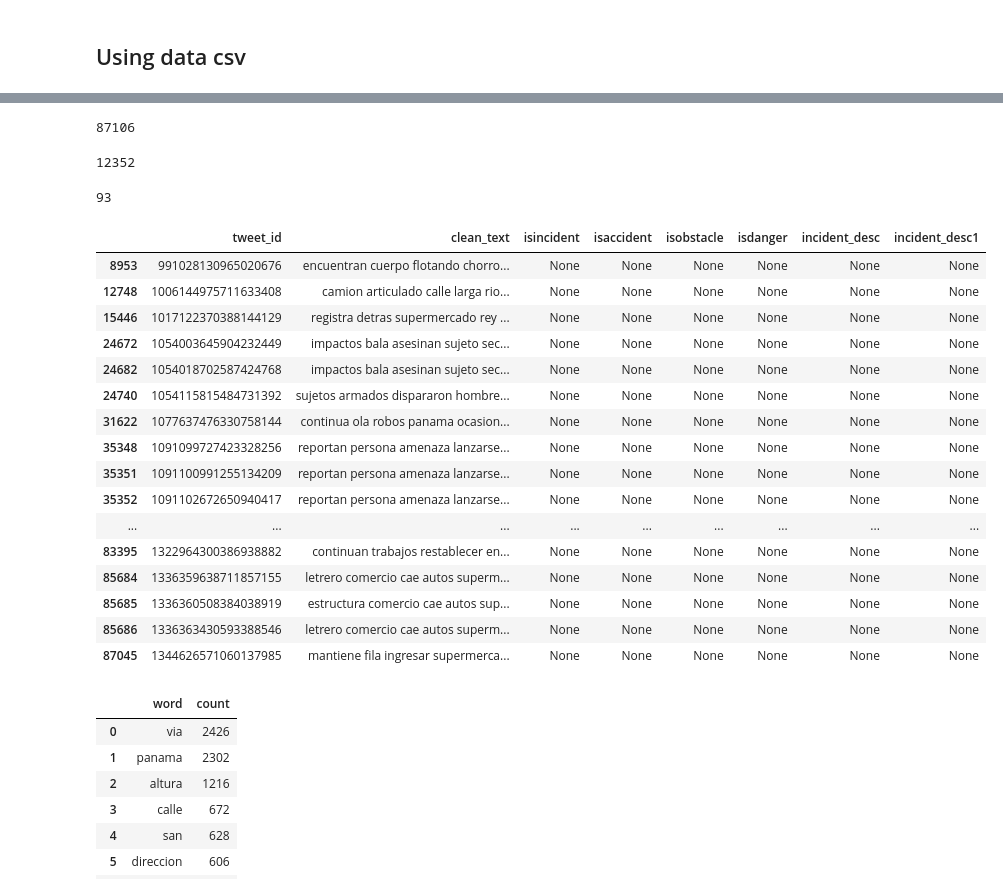
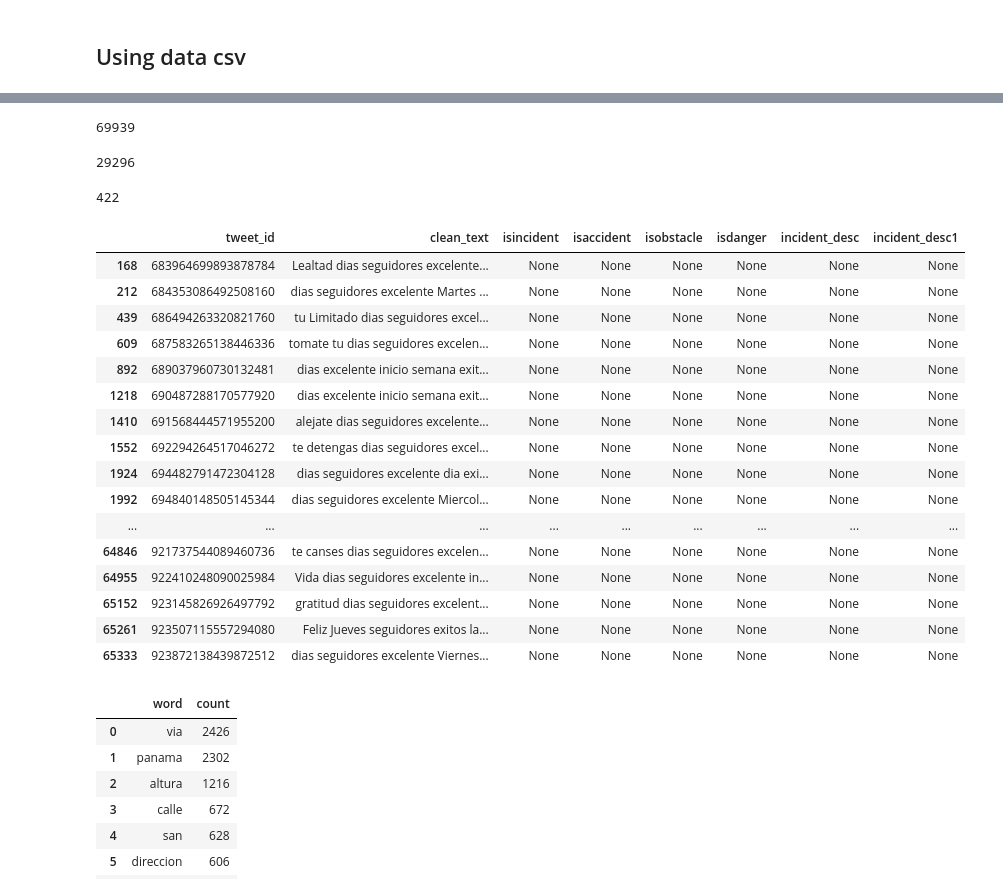
Before and after one commit to Liu-Lc/TwitterTraffic-Pty, a Jupyter notebook: TweetData/clean_data.ipynb, the cells around one changed output, grey strips where cells are left out. Cells and saved outputs as stored; diff of their text form; code cells hidden in the pictures.

```diff
--- a/TweetData/clean_data.ipynb
+++ b/TweetData/clean_data.ipynb
@@ -51,7 +51,7 @@ short_df = df_clean[['tweet_id', 'clean_text',
     'isincident', 'isaccident', 'isobstacle', 'isdanger', 'incident_desc']].copy()
 # %%
 # short_df = pd.read_csv('tweets-2018-2020-clean.csv')
-short_df = pd.read_csv('tweets-2018-2020-clean.csv')
+short_df = pd.read_csv('tweets-2016-2017-clean.csv')
 short_df.drop('Unnamed: 0', axis=1, inplace=True)
 ## Fill NaN with None (if condition is false, then None)
 short_df = short_df.where(pd.notnull(short_df), None)
@@ -74,12 +79,12 @@ short_df
 # %%
 len(short_df)
 # %% [output]
-87106
+69939
 # %%
 ## Count values still not analyzed
 len(short_df[short_df.isincident.isnull()])
 # %% [output]
-12352
+29296
 # %%
 pd.set_option('display.max_columns', 500)
 pd.set_option("max_colwidth", 200)
@@ -88,35 +93,35 @@ pd.set_option('display.min_rows', 100)
 # %%
 len(short_df[extract])
 # %% [output]
-93
+422
 # %%
-short_df.loc[extract, 'isincident'] = True
+short_df.loc[extract, 'isincident'] = False
 short_df.loc[extract, 'isaccident'] = False
 short_df.loc[extract, 'isobstacle'] = False
-short_df.loc[extract, 'isdanger'] = True
-short_df.loc[extract, 'incident_desc1'] = 'transporte'
+short_df.loc[extract, 'isdanger'] = False
+short_df.loc[extract, 'incident_desc1'] = ''
 # %%
 ## Check the true with the keyword
-extract = short_df.clean_text.str.contains('chorrera provincia panama oeste') & short_df.isincident.isnull()
+extract = short_df.clean_text.str.contains('exito') & short_df.isincident.isnull()
 short_df[extract]
 # %% [output]
 |  | tweet_id | clean_text | isincident | isaccident | isobstacle | isdanger | incident_desc | incident_desc1 |
-| 8953 | 991028130965020676 | encuentran cuerpo flotando chorro... | None | None | None | None | None | None |
-| 12748 | 1006144975711633408 | camion articulado calle larga rio... | None | None | None | None | None | None |
-| 15446 | 1017122370388144129 | registra detras supermercado rey ... | None | None | None | None | None | None |
-| 24672 | 1054003645904232449 | impactos bala asesinan sujeto sec... | None | None | None | None | None | None |
-| 24682 | 1054018702587424768 | impactos bala asesinan sujeto sec... | None | None | None | None | None | None |
-| 24740 | 1054115815484731392 | sujetos armados dispararon hombre... | None | None | None | None | None | None |
-| 31622 | 1077637476330758144 | continua ola robos panama ocasion... | None | None | None | None | None | None |
-| 35348 | 1091099727423328256 | reportan persona amenaza lanzarse... | None | None | None | None | None | None |
-| 35351 | 1091100991255134209 | reportan persona amenaza lanzarse... | None | None | None | None | None | None |
-| 35352 | 1091102672650940417 | reportan persona amenaza lanzarse... | None | None | None | None | None | None |
+| 168 | 683964699893878784 | Lealtad dias seguidores excelente... | None | None | None | None | None | None |
+| 212 | 684353086492508160 | dias seguidores excelente Martes ... | None | None | None | None | None | None |
+| 439 | 686494263320821760 | tu Limitado dias seguidores excel... | None | None | None | None | None | None |
+| 609 | 687583265138446336 | tomate tu dias seguidores excelen... | None | None | None | None | None | None |
+| 892 | 689037960730132481 | dias excelente inicio semana exit... | None | None | None | None | None | None |
+| 1218 | 690487288170577920 | dias excelente inicio semana exit... | None | None | None | None | None | None |
+| 1410 | 691568444571955200 | alejate dias seguidores excelente... | None | None | None | None | None | None |
+| 1552 | 692294264517046272 | te detengas dias seguidores excel... | None | None | None | None | None | None |
+| 1924 | 694482791472304128 | dias seguidores excelente dia exi... | None | None | None | None | None | None |
+| 1992 | 694840148505145344 | dias seguidores excelente Miercol... | None | None | None | None | None | None |
 | ... | ... | ... | ... | ... | ... | ... | ... | ... |
-| 83395 | 1322964300386938882 | continuan trabajos restablecer en... | None | None | None | None | None | None |
-| 85684 | 1336359638711857155 | letrero comercio cae autos superm... | None | None | None | None | None | None |
-| 85685 | 1336360508384038919 | estructura comercio cae autos sup... | None | None | None | None | None | None |
-| 85686 | 1336363430593388546 | letrero comercio cae autos superm... | None | None | None | None | None | None |
-| 87045 | 1344626571060137985 | mantiene fila ingresar supermerca... | None | None | None | None | None | None |
+| 64846 | 921737544089460736 | te canses dias seguidores excelen... | None | None | None | None | None | None |
+| 64955 | 922410248090025984 | Vida dias seguidores excelente in... | None | None | None | None | None | None |
+| 65152 | 923145826926497792 | gratitud dias seguidores excelent... | None | None | None | None | None | None |
+| 65261 | 923507115557294080 | Feliz Jueves seguidores exitos la... | None | None | None | None | None | None |
+| 65333 | 923872138439872512 | dias seguidores excelente Viernes... | None | None | None | None | None | None |
 # %%
 counts = Counter(' '.join(short_df[short_df.isincident.isnull()].clean_text).split())
 # short_df.isaccident.isnull() & short_df.clean_text.notnull()
```
Also changed, not shown: parts of 23 cells of this notebook, 1 other file.
